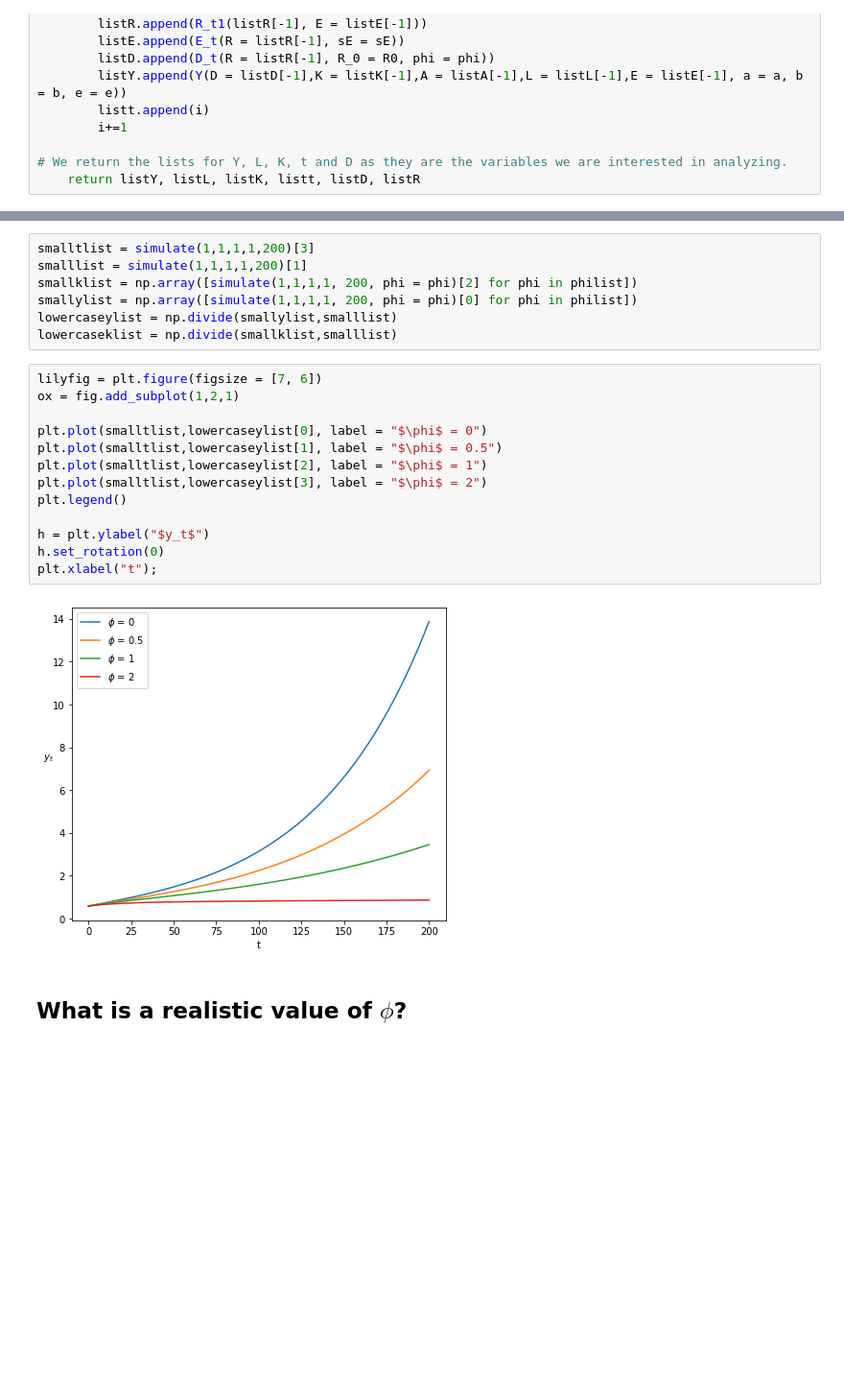
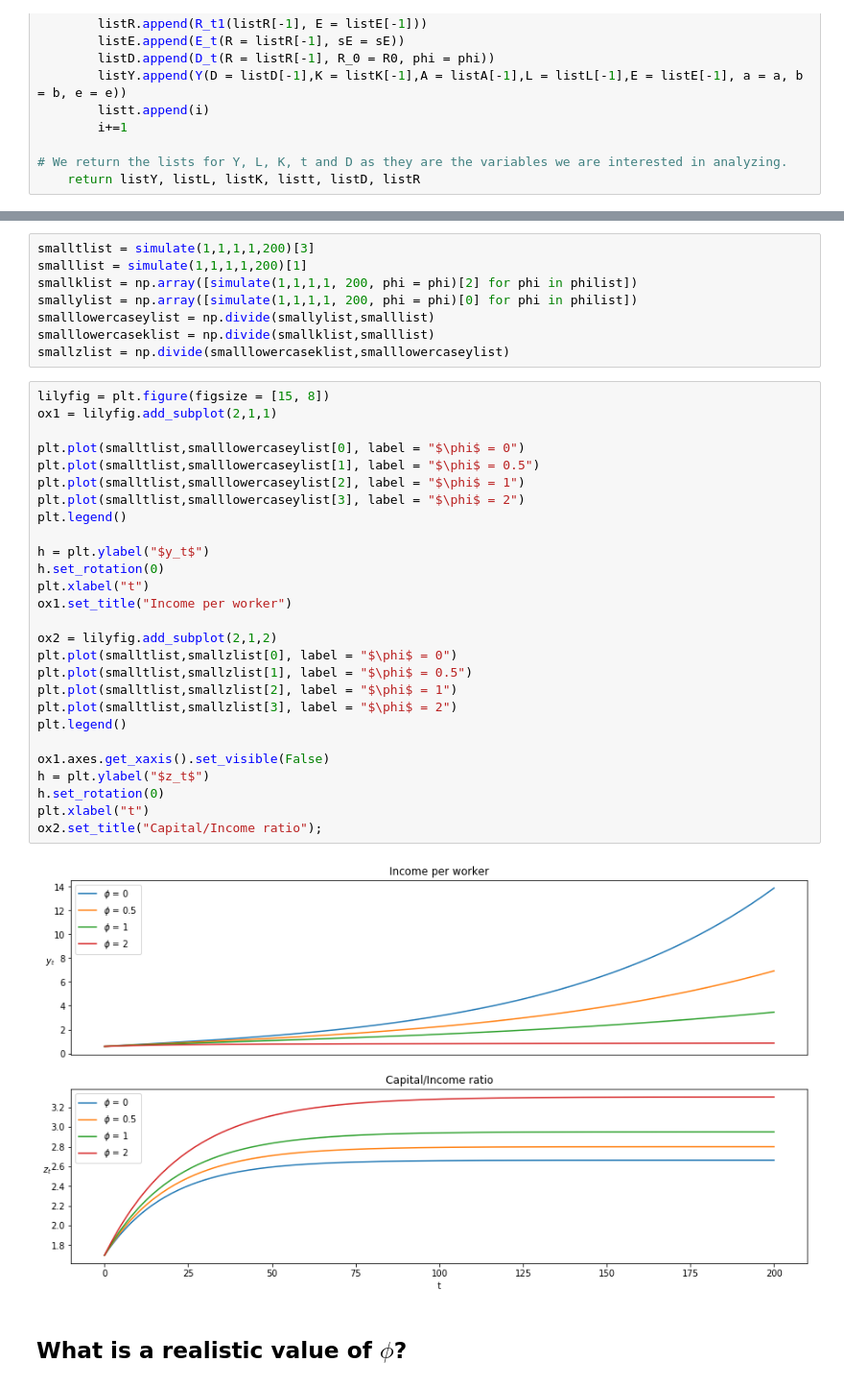
Before and after one commit to NumEconCopenhagen/projects-2020-group-xxv, a Jupyter notebook: modelproject/modelproject.ipynb, the cells around one changed output, grey strips where cells are left out. Shown at 96% size. Drawn from its saved outputs; the diff is of its cells as text; blank space fills up the shorter version.

Commit message:
Så der graph og vækst

```diff
--- a/modelproject/modelproject.ipynb
+++ b/modelproject/modelproject.ipynb
@@ -182,23 +184,38 @@ smalltlist = simulate(1,1,1,1,200)[3]
 smalllist = simulate(1,1,1,1,200)[1]
 smallklist = np.array([simulate(1,1,1,1, 200, phi = phi)[2] for phi in philist])
 smallylist = np.array([simulate(1,1,1,1, 200, phi = phi)[0] for phi in philist])
-lowercaseylist = np.divide(smallylist,smalllist)
-lowercaseklist = np.divide(smallklist,smalllist)
+smalllowercaseylist = np.divide(smallylist,smalllist)
+smalllowercaseklist = np.divide(smallklist,smalllist)
+smallzlist = np.divide(smalllowercaseklist,smalllowercaseylist)
 # %%
-lilyfig = plt.figure(figsize = [7, 6])
-ox = fig.add_subplot(1,2,1)
+lilyfig = plt.figure(figsize = [15, 8])
+ox1 = lilyfig.add_subplot(2,1,1)
 
-plt.plot(smalltlist,lowercaseylist[0], label = "$\phi$ = 0")
-plt.plot(smalltlist,lowercaseylist[1], label = "$\phi$ = 0.5")
-plt.plot(smalltlist,lowercaseylist[2], label = "$\phi$ = 1")
-plt.plot(smalltlist,lowercaseylist[3], label = "$\phi$ = 2")
+plt.plot(smalltlist,smalllowercaseylist[0], label = "$\phi$ = 0")
+plt.plot(smalltlist,smalllowercaseylist[1], label = "$\phi$ = 0.5")
+plt.plot(smalltlist,smalllowercaseylist[2], label = "$\phi$ = 1")
+plt.plot(smalltlist,smalllowercaseylist[3], label = "$\phi$ = 2")
 plt.legend()
 
 h = plt.ylabel("$y_t$")
 h.set_rotation(0)
-plt.xlabel("t");
+plt.xlabel("t")
+ox1.set_title("Income per worker")
+
+ox2 = lilyfig.add_subplot(2,1,2)
+plt.plot(smalltlist,smallzlist[0], label = "$\phi$ = 0")
+plt.plot(smalltlist,smallzlist[1], label = "$\phi$ = 0.5")
+plt.plot(smalltlist,smallzlist[2], label = "$\phi$ = 1")
+plt.plot(smalltlist,smallzlist[3], label = "$\phi$ = 2")
+plt.legend()
+
+ox1.axes.get_xaxis().set_visible(False)
+h = plt.ylabel("$z_t$")
+h.set_rotation(0)
+plt.xlabel("t")
+ox2.set_title("Capital/Income ratio");
 # %% [output]
-[figure, old version]
+[figure, new version]
 # %% [markdown]
 ## What is a realistic value of $\phi$?
 # %%
```
Also changed, not shown: parts of 4 cells of this notebook.
